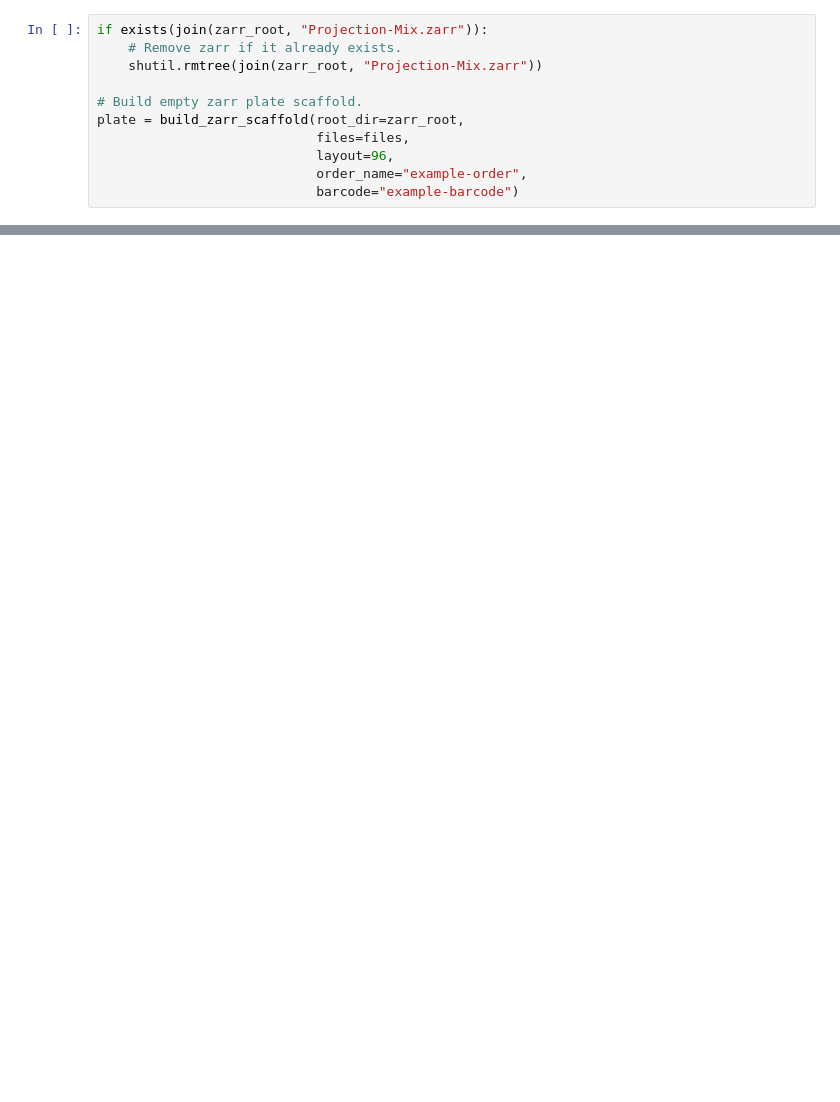
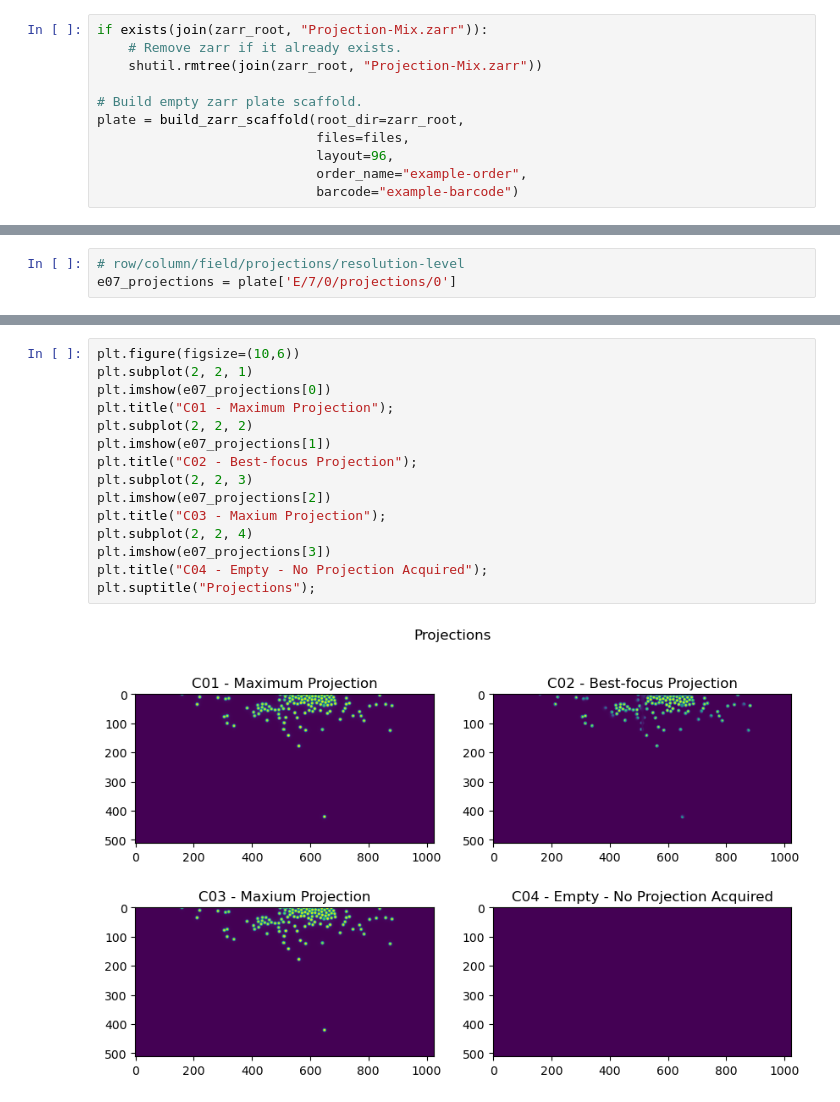
Before and after one commit to fmi-faim/faim-ipa, a Jupyter notebook: examples/Create ome-zarr from Z-Stack Multi-Field Acquisition.ipynb, the cells around one changed output, grey strips where cells are left out. Saved outputs shown, nothing was run; the diff lists cells and outputs as text; blank space fills up the shorter version.

```diff
--- a/examples/Create ome-zarr from Z-Stack Multi-Field Acquisition.ipynb
+++ b/examples/Create ome-zarr from Z-Stack Multi-Field Acquisition.ipynb
@@ -170,0 +189,3 @@ The data can be opened with the [ome-zarr Napari plugin](https://www.napari-hub.
+# %%
+# row/column/field/projections/resolution-level
+e07_projections = plate['E/7/0/projections/0']
@@ -170,0 +196,17 @@ The data can be opened with the [ome-zarr Napari plugin](https://www.napari-hub.
+# %%
+plt.figure(figsize=(10,6))
+plt.subplot(2, 2, 1)
+plt.imshow(e07_projections[0])
+plt.title("C01 - Maximum Projection");
+plt.subplot(2, 2, 2)
+plt.imshow(e07_projections[1])
+plt.title("C02 - Best-focus Projection");
+plt.subplot(2, 2, 3)
+plt.imshow(e07_projections[2])
+plt.title("C03 - Maxium Projection");
+plt.subplot(2, 2, 4)
+plt.imshow(e07_projections[3])
+plt.title("C04 - Empty - No Projection Acquired");
+plt.suptitle("Projections");
+# %% [output]
+[figure, added]
```
Also changed, not shown: parts of 16 cells of this notebook, 3 other files.
